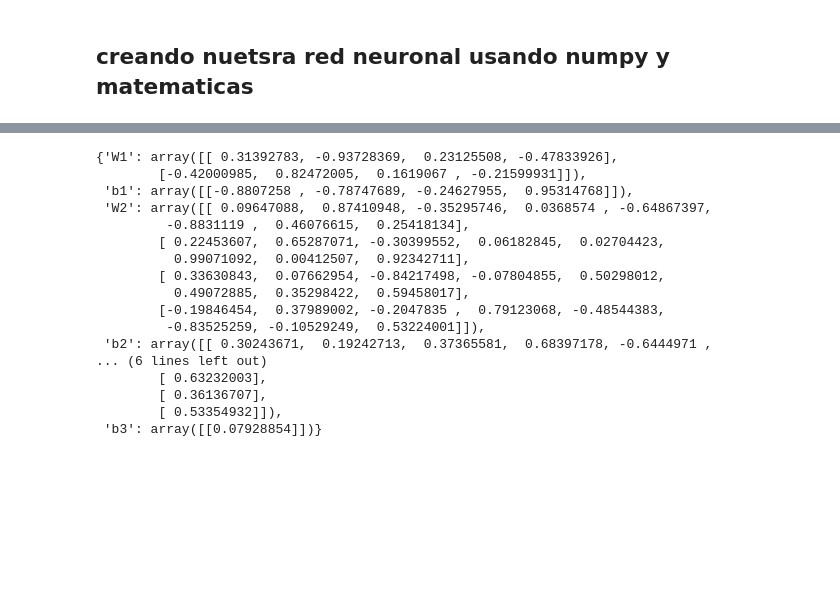
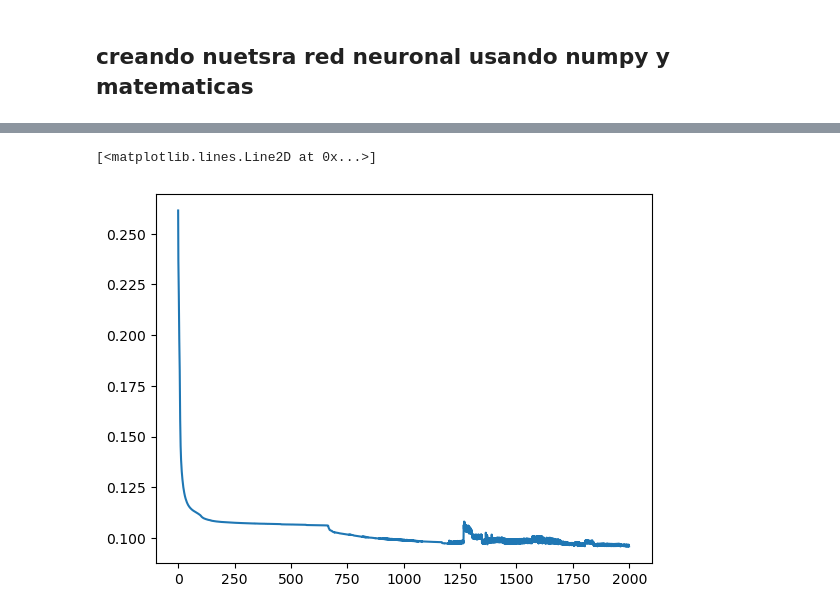
Before and after one commit to valentinardz/nn_keras, a Jupyter notebook: redes_neuronales2.ipynb, the cells around one changed output, grey strips where cells are left out. Drawn from its saved outputs; the diff is of its cells as text; code cells hidden in the pictures; blank space fills up the shorter version.

```diff
--- a/redes_neuronales2.ipynb
+++ b/redes_neuronales2.ipynb
@@ -173 +21,10 @@ Funcion de activacion
+# %%
+def initialize_parameters_deep(layer_dims):
+    #np.random.seed(1)
+    parameters = {}
+    L = len(layer_dims)
+    for l in range(0, L-1):
+        parameters['W' + str(l+1)] = (np.random.rand(layer_dims[l], layer_dims[l+1]) * 2) - 1
+        parameters['b' + str(l+1)] = (np.random.rand(1, layer_dims[l+1]) * 2) - 1
+    return parameters
 # %%
@@ -194,9 +44,6 @@ funcion de perdida
 # %%
-#error cuadratico medio
-#y_hat = y predicho
-#y = y real
-def mse(y, y_hat, derivada=False):
-    if derivada:
-        return (y_hat-y)
+def mse(y,y_hat,derivate=False):
+    if derivate:
+        return (y_hat - y)
     else:
         return np.mean((y_hat - y)**2)
@@ -219,23 +92,15 @@ def inicialize_parameters_deep(layers_dim):
 # %%
-layer_dims =[2,4,8,1]#numero de neuronas
-params = inicialize_parameters_deep(layer_dims)
+layer_dims =[2, 4, 8, 1]
+params = initialize_parameters_deep(layer_dims)
+errors = []
-# %%
-params
-# %% [output]
-{'W1': array([[ 0.31392783, -0.93728369,  0.23125508, -0.47833926],
-        [-0.42000985,  0.82472005,  0.1619067 , -0.21599931]]),
- 'b1': array([[-0.8807258 , -0.78747689, -0.24627955,  0.95314768]]),
- 'W2': array([[ 0.09647088,  0.87410948, -0.35295746,  0.0368574 , -0.64867397,
-         -0.8831119 ,  0.46076615,  0.25418134],
-        [ 0.22453607,  0.65287071, -0.30399552,  0.06182845,  0.02704423,
-          0.99071092,  0.00412507,  0.92342711],
-        [ 0.33630843,  0.07662954, -0.84217498, -0.07804855,  0.50298012,
-          0.49072885,  0.35298422,  0.59458017],
-        [-0.19846454,  0.37989002, -0.2047835 ,  0.79123068, -0.48544383,
-         -0.83525259, -0.10529249,  0.53224001]]),
- 'b2': array([[ 0.30243671,  0.19242713,  0.37365581,  0.68397178, -0.6444971 ,
-... (6 lines left out)
-        [ 0.63232003],
-        [ 0.36136707],
-        [ 0.53354932]]),
- 'b3': array([[0.07928854]])}
+# %%
+for _ in range(50000):
+    output = train(X,0.001,params)
+    if _ % 25 == 0:
+
+        errors.append(mse(Y,output))
+# %%
+plt.plot(errors)
+# %% [output]
+[<matplotlib.lines.Line2D at 0x...>]
+[figure, added]
```
Also changed, not shown: parts of 42 cells of this notebook, 1 other file.
